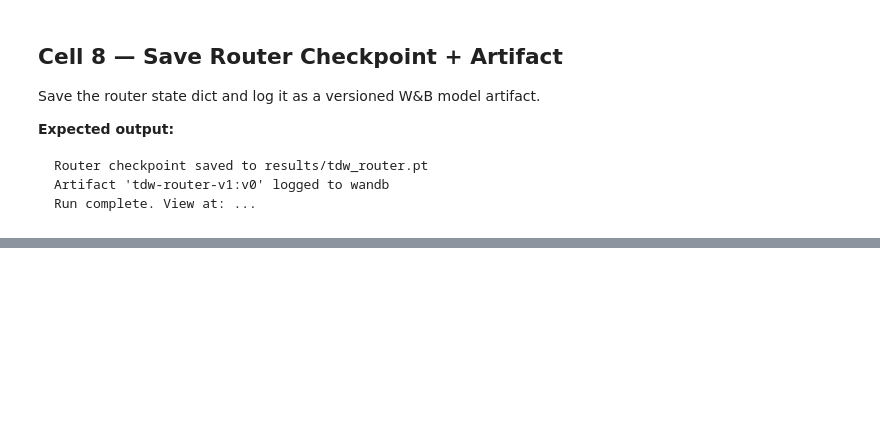
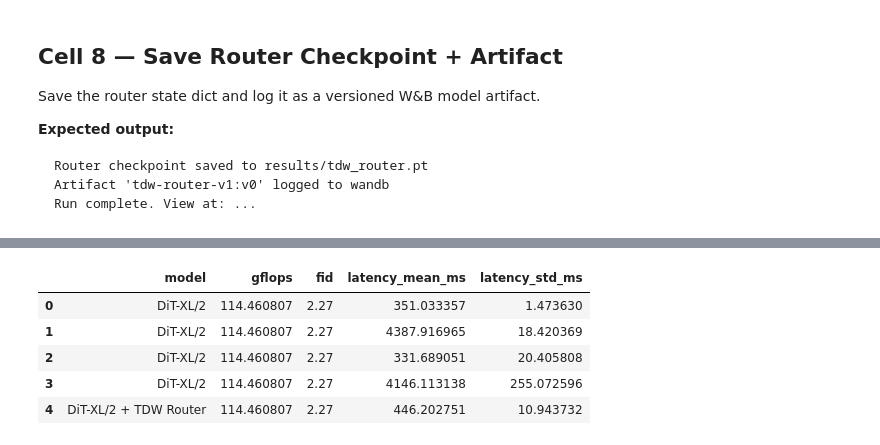
Before and after one commit to AyushJha888/DiT-pruning, a Jupyter notebook: dit_thesis/notebooks/03_tdw_router.ipynb, the cells around one changed output, grey strips where cells are left out. Drawn from its saved outputs; the diff is of its cells as text; code cells hidden in the pictures; blank space fills up the shorter version.

```diff
--- a/dit_thesis/notebooks/03_tdw_router.ipynb
+++ b/dit_thesis/notebooks/03_tdw_router.ipynb
@@ -590,0 +590,9 @@ Run complete. View at: https://wandb.ai/rahul23082001jha/dit-token-pruning-thesi
+# %%
+display_df
+# %% [output]
+|  | model | gflops | fid | latency_mean_ms | latency_std_ms |
+| 0 | DiT-XL/2 | 114.460807 | 2.27 | 351.033357 | 1.473630 |
+| 1 | DiT-XL/2 | 114.460807 | 2.27 | 4387.916965 | 18.420369 |
+| 2 | DiT-XL/2 | 114.460807 | 2.27 | 331.689051 | 20.405808 |
+| 3 | DiT-XL/2 | 114.460807 | 2.27 | 4146.113138 | 255.072596 |
+| 4 | DiT-XL/2 + TDW Router | 114.460807 | 2.27 | 446.202751 | 10.943732 |
```
Also changed, not shown: parts of 4 cells of this notebook, 7 other files.
